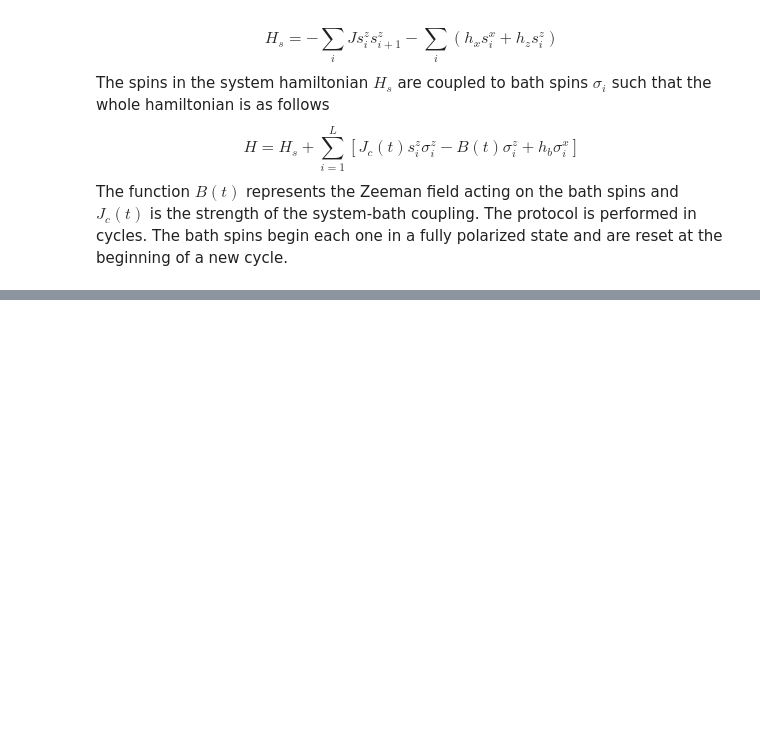
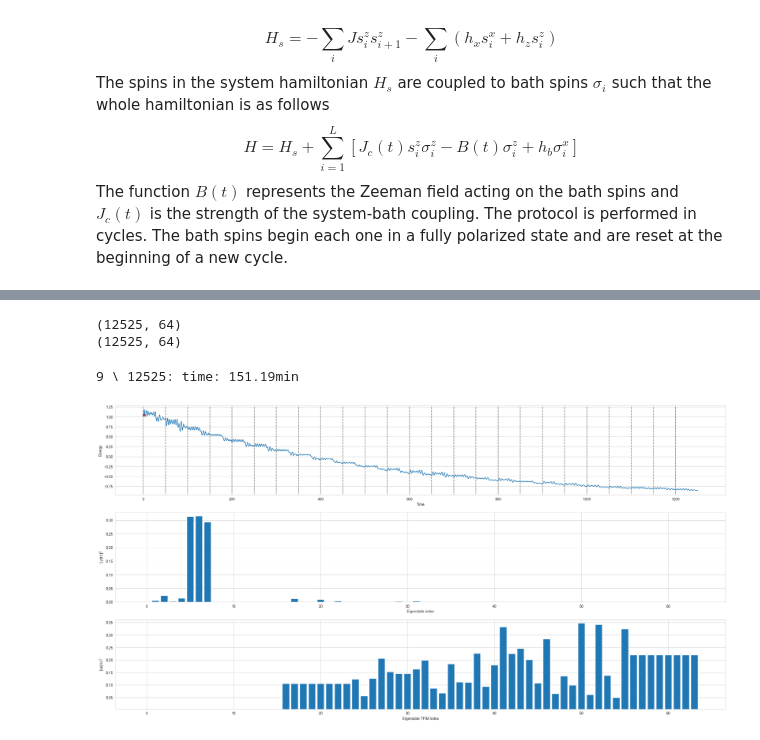
Before and after one commit to konj5/IJS2024, a Jupyter notebook: QT_protocol_state_projecion.ipynb, the cells around one changed output, grey strips where cells are left out. Drawn from its saved outputs; the diff is of its cells as text; code cells hidden in the pictures; blank space fills up the shorter version.

```diff
--- a/QT_protocol_state_projecion.ipynb
+++ b/QT_protocol_state_projecion.ipynb
@@ -572,6 +576,11 @@ for i in tqdm(range(len(eigens)), leave=False, desc = "i"):
 # %%
 valss = np.array(valss)
 print(valss.shape)
+valssTFIM = np.array(valssTFIM)
+print(valssTFIM.shape)
+# %% [output]
+(12525, 64)
+(12525, 64)
 # %%
 energies_new = []
 for i in range(len(energies)):
@@ -587,7 +596,7 @@ def barlist(n):
 def barlist2(n):
     return valssTFIM[n,:]
 
-fig, (fig1, fig2, fig3) = plt.subplots(3,1, figsize = (20,15))
+fig, (fig1, fig2, fig3) = plt.subplots(3,1, figsize = (30,15))
 
 ts = np.linspace(0,N_cycles * T, len(energies), endpoint=True)
 energy = fig1.plot(ts, energies)
@@ -604,10 +613,12 @@ barcollection = fig2.bar(x,barlist(1))
 fig2.set_xlabel("Eigenstate index")
 fig2.set_ylabel("$|\langle \psi|n\\rangle|^2$")
 
+
+
 x=range(0, len(valssTFIM[0,:]))
-barcollection2 = fig3.bar(x,barlist(1))
-fig2.set_xlabel("Eigenstate TFIM index")
-fig2.set_ylabel("$|\langle \psi|n\\rangle|^2$")
+barcollection2 = fig3.bar(x,barlist2(1))
+fig3.set_xlabel("Eigenstate TFIM index")
+fig3.set_ylabel("$|\langle \psi|n\\rangle|^2$")
 
 
 
@@ -617,30 +628,37 @@ dt = 10
 dts = []
 t0 = 0
 
 def animate(i):
     global dt, t0, dts
     dt = time.time()-t0
     dts.append(dt)
     if len(dts) > 10:
         dts = dts[-10: -1]
     t0 = time.time()
     y=barlist(i)
     print("                                                                                        ",end="\r")
     print(f"{i} \ {len(valss[:,0])}: time:{np.average(dts) * (len(valss[:,0])-i) / 60 : 0.2f}min", end = "\r")
     for k, b in enumerate(barcollection):
         b.set_height(y[k])
 
+    fig2.set_ylim(np.min(y)*0.96, np.max(y)*1.04)
+
 
     y=barlist2(i)
     for k, b in enumerate(barcollection2):
         b.set_height(y[k])
+
+    fig3.set_ylim(np.min(y)*0.96, np.max(y)*1.04)
 
     epoint.set_offsets((ts[i], energies[i]))
 
 #N = len(valss[:,0])
 N = 10
 anim=animation.FuncAnimation(fig,animate,repeat=False,blit=False,frames=N,
                              interval=100)
 
 anim.save('animation.mp4',writer=animation.FFMpegWriter(fps=5))
 plt.show()
+# %% [output]
+9 \ 12525: time: 151.19min
+[figure, added]
```
Also changed, not shown: parts of 2 cells of this notebook, 10 other files.
